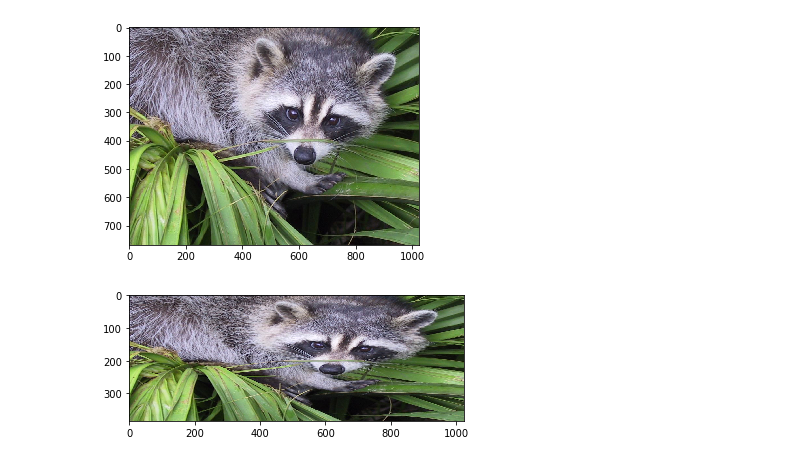
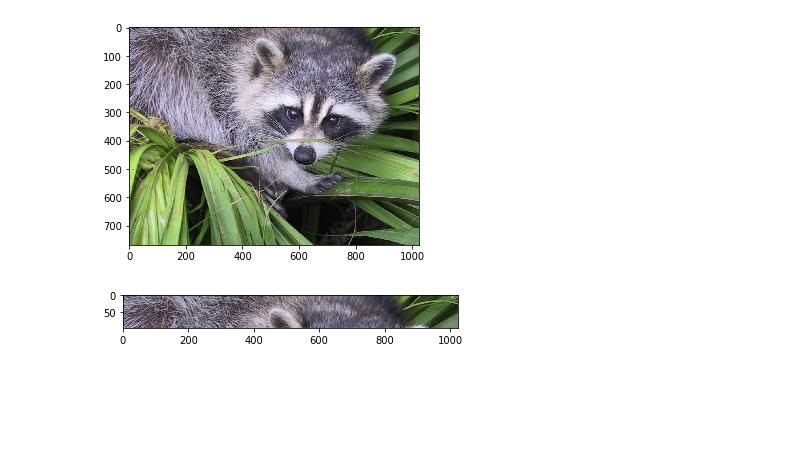
Before and after one commit to 2020-A-Python-GR1/py-vinueza-garcia-rafael-eduardo, a Jupyter notebook: 02 - numpy/05 - imagenes.ipynb, the cells around one changed output. Cells and saved outputs as stored; diff of their text form; code cells hidden in the pictures; blank space fills up the shorter version.

```diff
--- a/02 - numpy/05 - imagenes.ipynb
+++ b/02 - numpy/05 - imagenes.ipynb
@@ -37,7 +37,7 @@ plt.show()
 # %% [output]
 [figure]
 # %%
-plt.imshow(mapache[-786432:-1:2])
+plt.imshow(mapache[0:100])
 plt.show()
 # %% [output]
-[figure, old version]
+[figure, new version]
```
Also changed, not shown: 4 other files.
